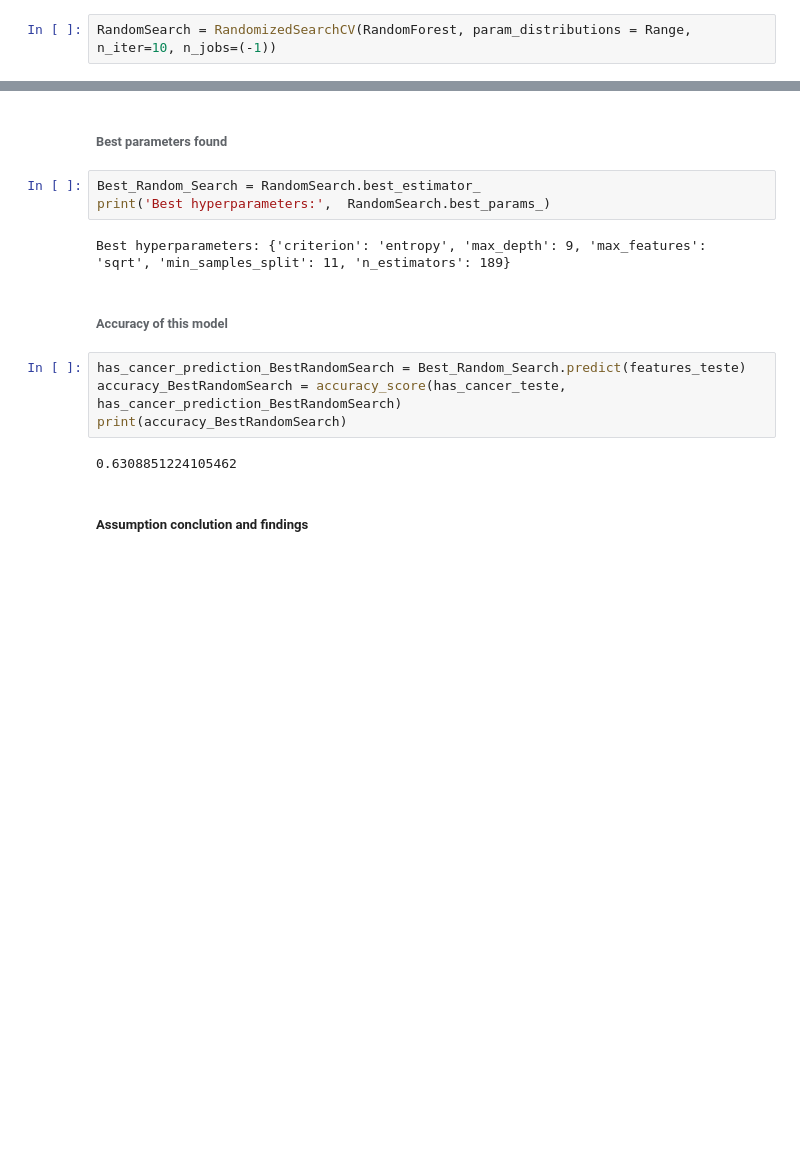
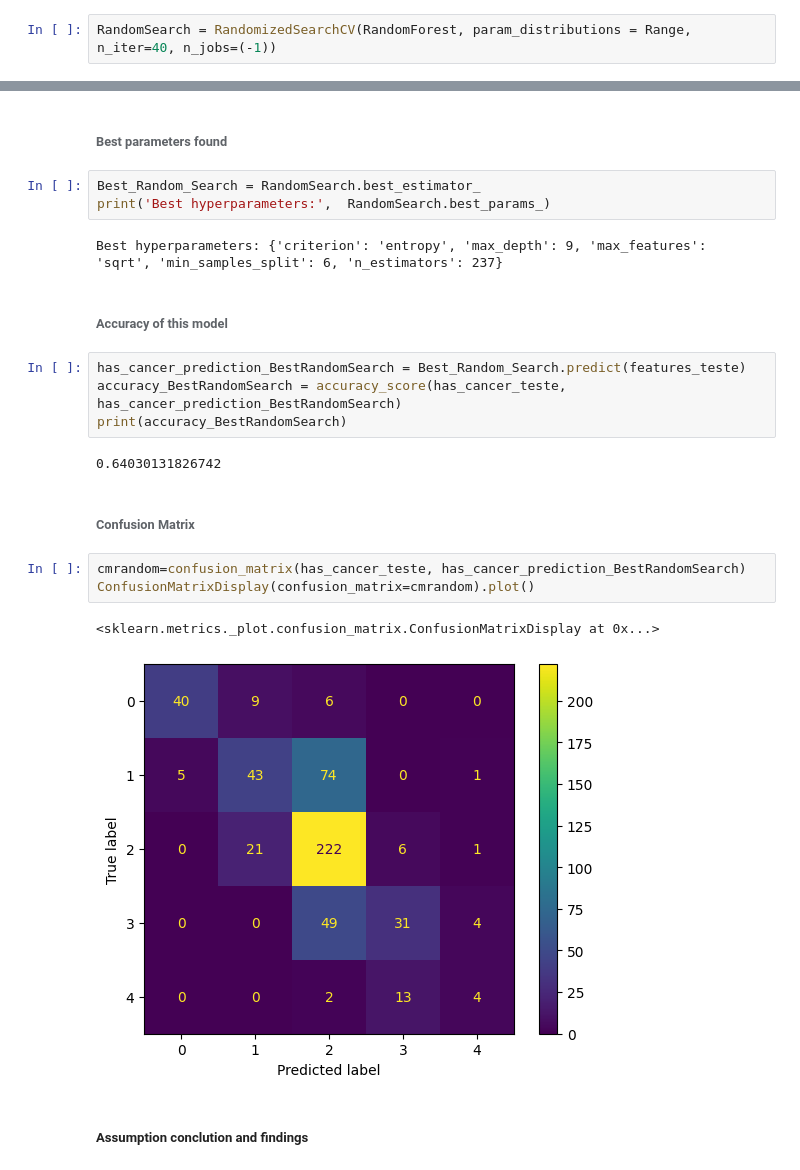
Before and after one commit to Grupo-2-LabIACD/Project-LabIACD, a Jupyter notebook: RandomForest.ipynb, the cells around one changed output, grey strips where cells are left out. Cells and saved outputs as stored; diff of their text form; blank space fills up the shorter version.

Commit message:
RandomForest Pylidc is done

```diff
--- a/RandomForest.ipynb
+++ b/RandomForest.ipynb
@@ -365,7 +363,7 @@ print(Range)
 # %% [markdown]
 ##### Random Search
 # %%
-RandomSearch = RandomizedSearchCV(RandomForest, param_distributions = Range, n_iter=10, n_jobs=(-1))
+RandomSearch = RandomizedSearchCV(RandomForest, param_distributions = Range, n_iter=40, n_jobs=(-1))
 # %% [markdown]
 ###### Training the Model
 # %%
@@ -386,7 +384,7 @@ RandomizedSearchCV(estimator=RandomForestClassifier(min_samples_split=4,
 Best_Random_Search = RandomSearch.best_estimator_
 print('Best hyperparameters:',  RandomSearch.best_params_)
 # %% [output]
-Best hyperparameters: {'criterion': 'entropy', 'max_depth': 9, 'max_features': 'sqrt', 'min_samples_split': 11, 'n_estimators': 189}
+Best hyperparameters: {'criterion': 'entropy', 'max_depth': 9, 'max_features': 'sqrt', 'min_samples_split': 6, 'n_estimators': 237}
 # %% [markdown]
 ###### Accuracy of this model
 # %%
@@ -394,7 +392,15 @@ has_cancer_prediction_BestRandomSearch = Best_Random_Search.predict(features_tes
 accuracy_BestRandomSearch = accuracy_score(has_cancer_teste, has_cancer_prediction_BestRandomSearch)
 print(accuracy_BestRandomSearch)
 # %% [output]
-0.6308851224105462
+0.64030131826742
+# %% [markdown]
+###### Confusion Matrix
+# %%
+cmrandom=confusion_matrix(has_cancer_teste, has_cancer_prediction_BestRandomSearch)
+ConfusionMatrixDisplay(confusion_matrix=cmrandom).plot()
+# %% [output]
+<sklearn.metrics._plot.confusion_matrix.ConfusionMatrixDisplay at 0x...>
+[figure, added]
 # %% [markdown]
 ##### Assumption conclution and findings
 # %% [markdown]
```
Also changed, not shown: parts of 3 cells of this notebook.
